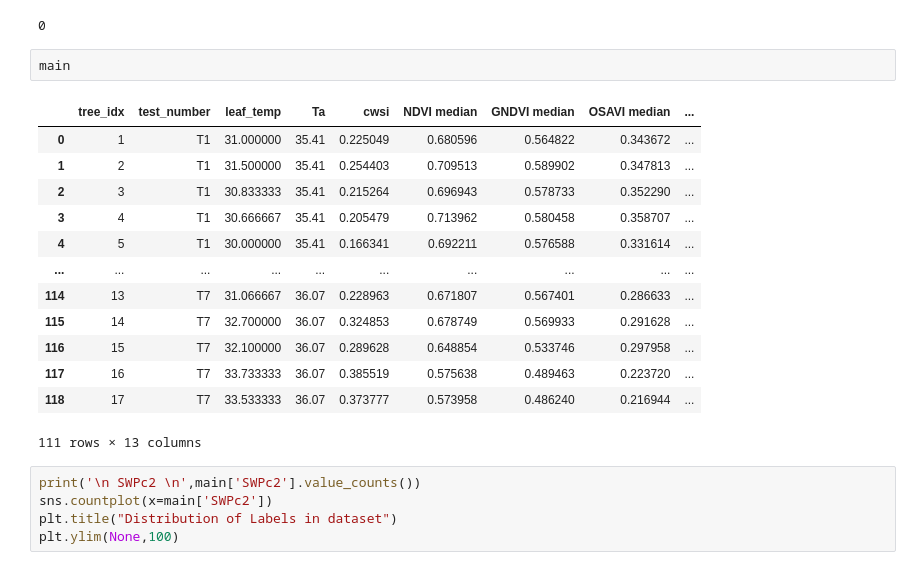
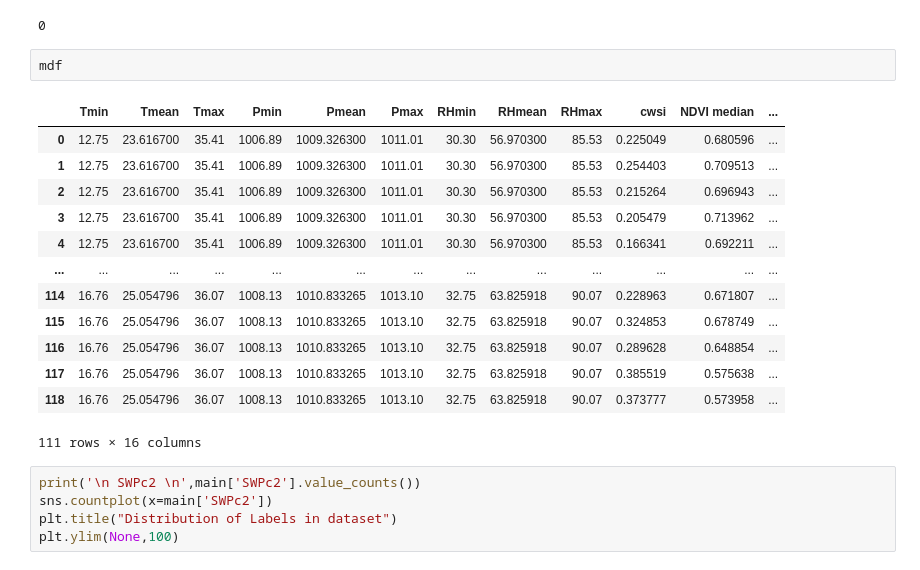
Before and after one commit to mehradmrt/A_Orchard_Data_Analysis, a Jupyter notebook: src_data_analysis/ML_algorithms_1.ipynb, the cells around one changed output. Drawn from its saved outputs; the diff is of its cells as text.

```diff
--- a/src_data_analysis/ML_algorithms_1.ipynb
+++ b/src_data_analysis/ML_algorithms_1.ipynb
@@ -104,22 +103,22 @@ main['SWPc2'] = label_quality.fit_transform(main['SWPc2'])
 main['SWPc2'].isnull().sum()
 # %% [output]
 0
-# %%
-main
-# %% [output]
-|  | tree_idx | test_number | leaf_temp | Ta | cwsi | NDVI median | GNDVI median | OSAVI median | ... |
-| 0 | 1 | T1 | 31.000000 | 35.41 | 0.225049 | 0.680596 | 0.564822 | 0.343672 | ... |
-| 1 | 2 | T1 | 31.500000 | 35.41 | 0.254403 | 0.709513 | 0.589902 | 0.347813 | ... |
-| 2 | 3 | T1 | 30.833333 | 35.41 | 0.215264 | 0.696943 | 0.578733 | 0.352290 | ... |
-| 3 | 4 | T1 | 30.666667 | 35.41 | 0.205479 | 0.713962 | 0.580458 | 0.358707 | ... |
-| 4 | 5 | T1 | 30.000000 | 35.41 | 0.166341 | 0.692211 | 0.576588 | 0.331614 | ... |
-| ... | ... | ... | ... | ... | ... | ... | ... | ... | ... |
-| 114 | 13 | T7 | 31.066667 | 36.07 | 0.228963 | 0.671807 | 0.567401 | 0.286633 | ... |
-| 115 | 14 | T7 | 32.700000 | 36.07 | 0.324853 | 0.678749 | 0.569933 | 0.291628 | ... |
-| 116 | 15 | T7 | 32.100000 | 36.07 | 0.289628 | 0.648854 | 0.533746 | 0.297958 | ... |
-| 117 | 16 | T7 | 33.733333 | 36.07 | 0.385519 | 0.575638 | 0.489463 | 0.223720 | ... |
-| 118 | 17 | T7 | 33.533333 | 36.07 | 0.373777 | 0.573958 | 0.486240 | 0.216944 | ... |
-111 rows × 13 columns
+# %%
+mdf
+# %% [output]
+|  | Tmin | Tmean | Tmax | Pmin | Pmean | Pmax | RHmin | RHmean | RHmax | cwsi | NDVI median | ... |
+| 0 | 12.75 | 23.616700 | 35.41 | 1006.89 | 1009.326300 | 1011.01 | 30.30 | 56.970300 | 85.53 | 0.225049 | 0.680596 | ... |
+| 1 | 12.75 | 23.616700 | 35.41 | 1006.89 | 1009.326300 | 1011.01 | 30.30 | 56.970300 | 85.53 | 0.254403 | 0.709513 | ... |
+| 2 | 12.75 | 23.616700 | 35.41 | 1006.89 | 1009.326300 | 1011.01 | 30.30 | 56.970300 | 85.53 | 0.215264 | 0.696943 | ... |
+| 3 | 12.75 | 23.616700 | 35.41 | 1006.89 | 1009.326300 | 1011.01 | 30.30 | 56.970300 | 85.53 | 0.205479 | 0.713962 | ... |
+| 4 | 12.75 | 23.616700 | 35.41 | 1006.89 | 1009.326300 | 1011.01 | 30.30 | 56.970300 | 85.53 | 0.166341 | 0.692211 | ... |
+| ... | ... | ... | ... | ... | ... | ... | ... | ... | ... | ... | ... | ... |
+| 114 | 16.76 | 25.054796 | 36.07 | 1008.13 | 1010.833265 | 1013.10 | 32.75 | 63.825918 | 90.07 | 0.228963 | 0.671807 | ... |
+| 115 | 16.76 | 25.054796 | 36.07 | 1008.13 | 1010.833265 | 1013.10 | 32.75 | 63.825918 | 90.07 | 0.324853 | 0.678749 | ... |
+| 116 | 16.76 | 25.054796 | 36.07 | 1008.13 | 1010.833265 | 1013.10 | 32.75 | 63.825918 | 90.07 | 0.289628 | 0.648854 | ... |
+| 117 | 16.76 | 25.054796 | 36.07 | 1008.13 | 1010.833265 | 1013.10 | 32.75 | 63.825918 | 90.07 | 0.385519 | 0.575638 | ... |
+| 118 | 16.76 | 25.054796 | 36.07 | 1008.13 | 1010.833265 | 1013.10 | 32.75 | 63.825918 | 90.07 | 0.373777 | 0.573958 | ... |
+111 rows × 16 columns
 # %%
 print('\n SWPc2 \n',main['SWPc2'].value_counts())
 sns.countplot(x=main['SWPc2'])
```
Also changed, not shown: parts of 31 cells of this notebook, 5 other files.
